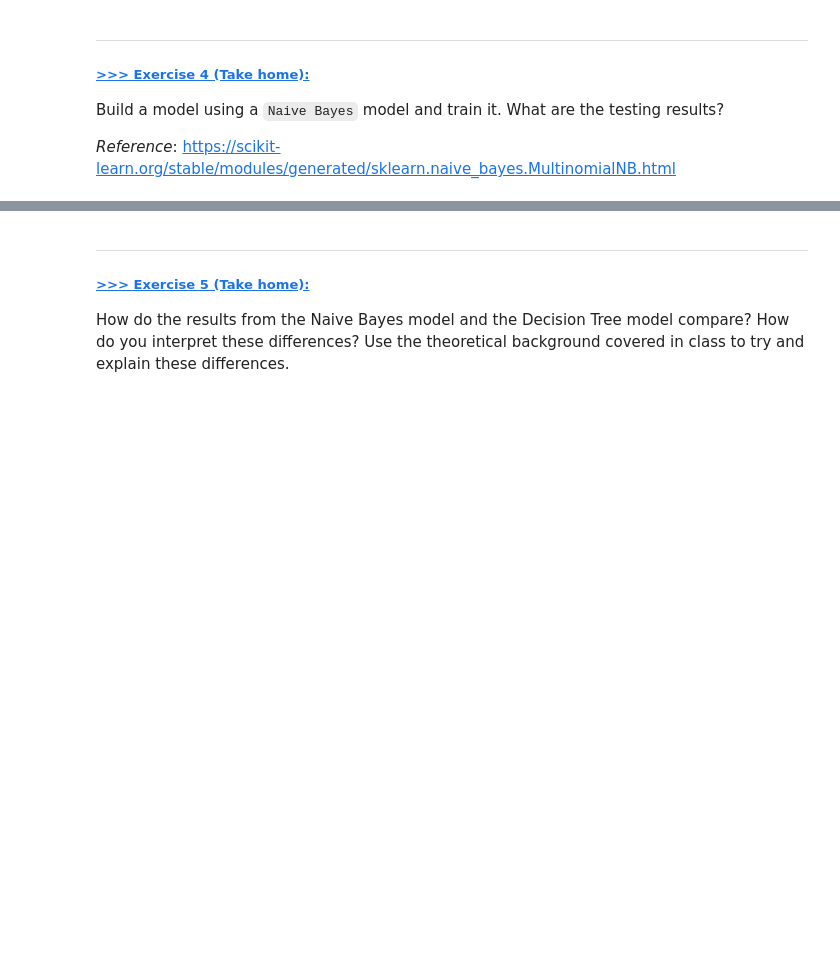
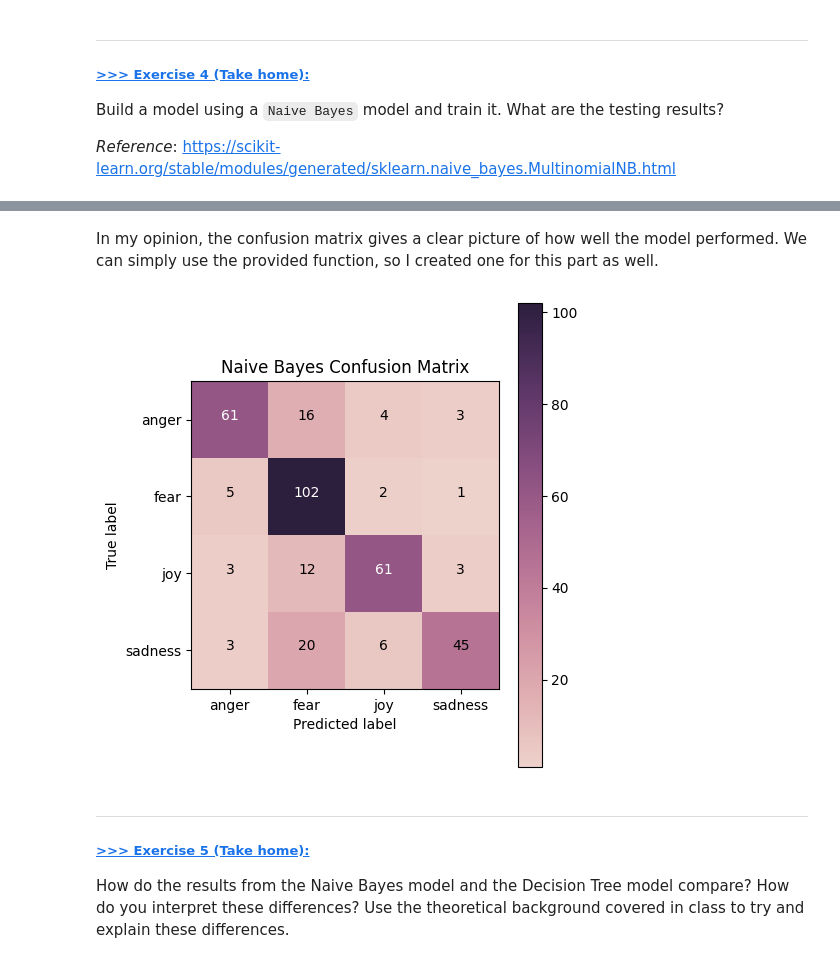
Before and after one commit to Ootje123/DM2025-Lab2-Exercise, a Jupyter notebook: DM2025-Lab2-Master-Phase_1.ipynb, the cells around one changed output, grey strips where cells are left out. Drawn from its saved outputs; the diff is of its cells as text; code cells hidden in the pictures; blank space fills up the shorter version.

Commit message:
everything untill  6.3 build model

```diff
--- a/DM2025-Lab2-Master-Phase_1.ipynb
+++ b/DM2025-Lab2-Master-Phase_1.ipynb
@@ -532,0 +531,28 @@
+# %%
+# Answer here
+from sklearn.naive_bayes import MultinomialNB
+from sklearn.metrics import accuracy_score, classification_report, confusion_matrix
+
+X_train = TFIDF_vectorizer.transform(train_df['text'])
+y_train = train_df['emotion']
+X_test  = TFIDF_vectorizer.transform(test_df['text'])
+y_test  = test_df['emotion']
+
+# build model
+NB_model = MultinomialNB(alpha=1.0)
+
+# train
+NB_model.fit(X_train, y_train)
+
+# Predict
+y_train_pred = NB_model.predict(X_train)
+y_test_pred  = NB_model.predict(X_test)
+
+# find accuracy
+acc_train = accuracy_score(y_train, y_train_pred)
+acc_test  = accuracy_score(y_test, y_test_pred)
+
+print(f"Training accuracy: {acc_train:.2f}")
+print(f"Testing accuracy:  {acc_test:.2f}\n")
+
+print(classification_report(y_test, y_test_pred))
@@ -533,3 +573,13 @@
+# %% [markdown]
+In my opinion, the confusion matrix gives a clear picture of how well the model performed. We can simply use the provided function, so I created one for this part as well.
+# %%
+cm_nb = confusion_matrix(y_true=y_test, y_pred=y_test_pred,
+                         labels=['anger','fear','joy','sadness'])
+
+my_tags = ['anger', 'fear', 'joy', 'sadness']
+plot_confusion_matrix(cm_nb, classes=my_tags, title='Naive Bayes Confusion Matrix')
+# %% [output]
+[figure, added]
 # %% [markdown]
 ---
 ##### <a id='toc1_8_1_1_3_'></a>[**>>> Exercise 5 (Take home):**](#toc0_)
```
Also changed, not shown: parts of 5 cells of this notebook.
